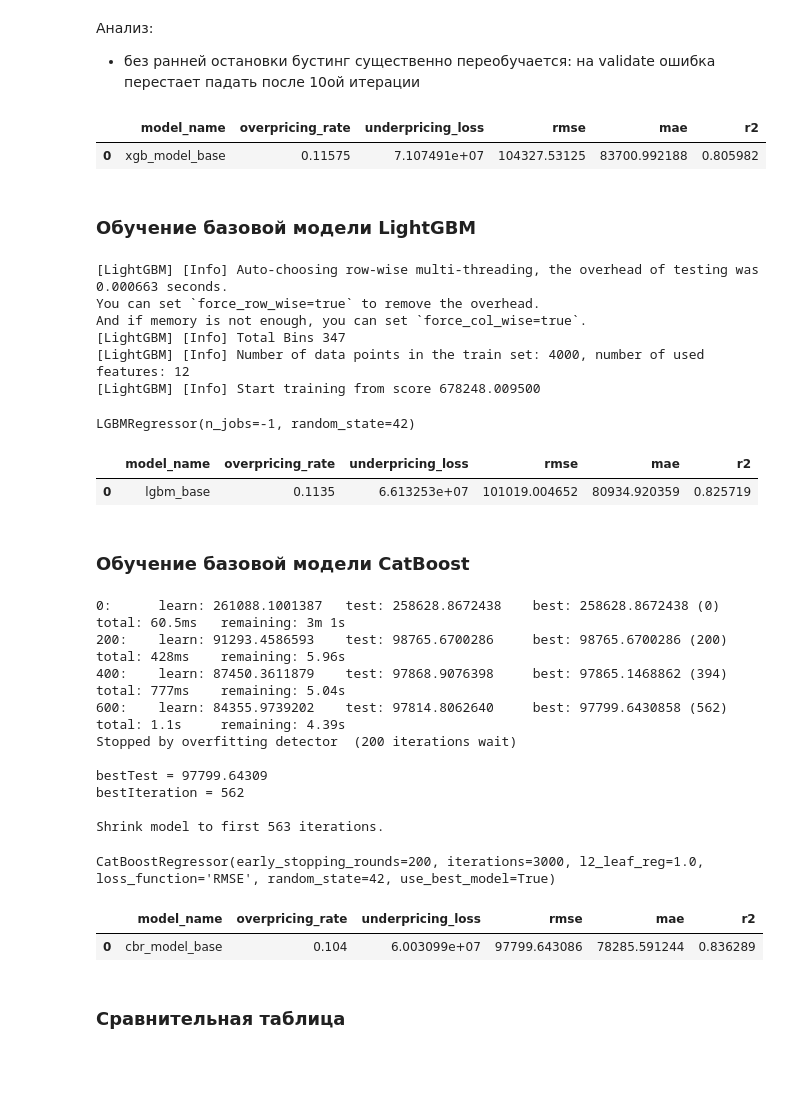
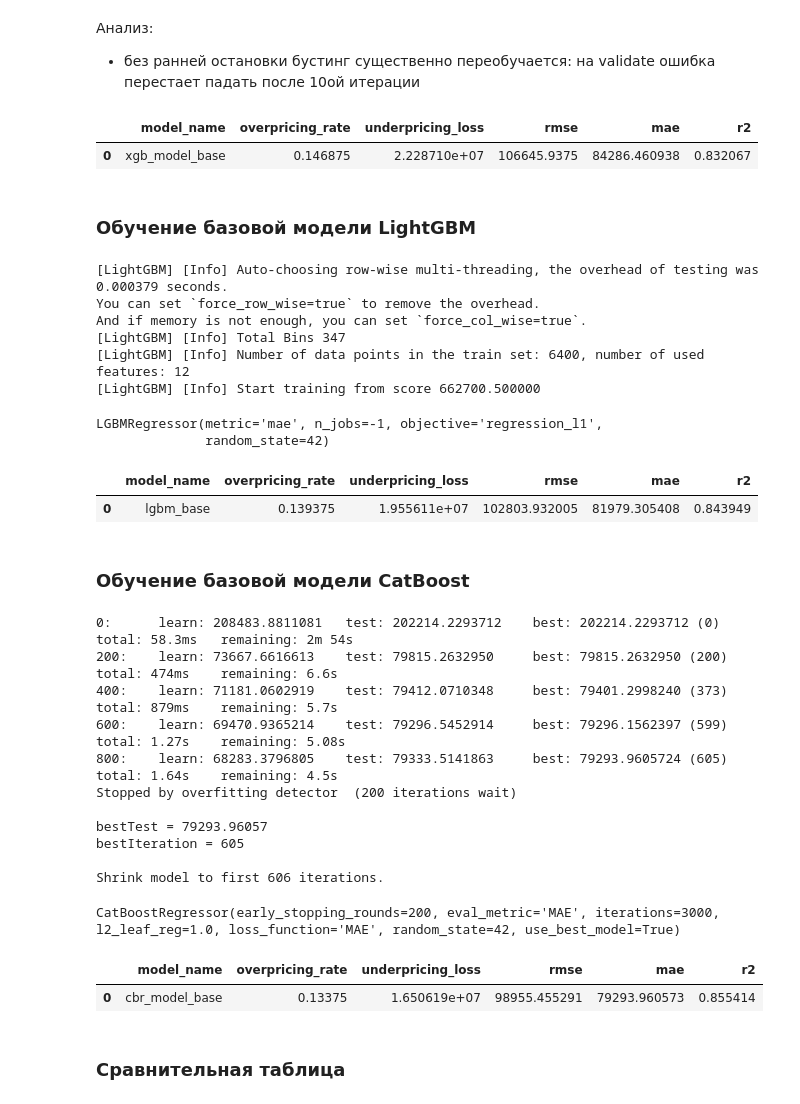
Before and after one commit to Plakhotniuk/practicum_ds, a Jupyter notebook: ml/grad_boosting/project/project.ipynb, the cells around one changed output. Drawn from its saved outputs; the diff is of its cells as text; code cells hidden in the pictures; blank space fills up the shorter version.

```diff
--- a/ml/grad_boosting/project/project.ipynb
+++ b/ml/grad_boosting/project/project.ipynb
@@ -559,10 +651,10 @@ display(X_train_val.head(), y_train_val)
 7999    622646
 Name: target, Length: 8000, dtype: int64
 # %%
-# train 50% и validate 50%
+# train 80% и validate 20%
 X_train, X_val, y_train, y_val = train_test_split(
     X_train_val, y_train_val,
-    test_size=0.5,
+    test_size=0.2,
     shuffle=True,
     random_state=RANDOM_SEED
 )
@@ -599,7 +707,7 @@ def get_underpricing_loss(y_true, y_pred):
     underpricing_loss = (y_true[under_mask] - y_pred[under_mask]).sum()
     return underpricing_loss
 
-def calc_metrics(y_true, y_pred, model_name: str):
+def calc_metrics(y_pred, y_true, model_name: str):
     # 1
     overpricing_rate = get_overpricing_rate(y_true, y_pred)
 
@@ -642,10 +750,11 @@ def plot_xgb_model_learning_curve(xgb_model):
     plt.show()
 # %%
 xgb_model_base = XGBRegressor(
+    objective='reg:absoluteerror',  # минимизация MAE на train
     random_state=RANDOM_SEED,
     enable_categorical=True,
     learning_rate=0.3,
-    eval_metric="mae",
+    eval_metric="mae", # оценка MAE на validate
     n_estimators=100,
     n_jobs=-1,
     early_stopping_rounds=20
@@ -680,13 +789,13 @@ plot_xgb_model_learning_curve(xgb_model_base)
 # %%
 # метрики на validate
 y_val_pred_xgb_model_base = xgb_model_base.predict(X_val)
 xgb_model_base_metrics = calc_metrics(
-    y_val_pred_xgb_model_base, y_val, model_name='xgb_model_base'
+    y_pred=y_val_pred_xgb_model_base, y_true=y_val, model_name='xgb_model_base'
 )
 xgb_model_base_metrics
 # %% [output]
 |  | model_name | overpricing_rate | underpricing_loss | rmse | mae | r2 |
-| 0 | xgb_model_base | 0.11575 | 7.107491e+07 | 104327.53125 | 83700.992188 | 0.805982 |
+| 0 | xgb_model_base | 0.146875 | 2.228710e+07 | 106645.9375 | 84286.460938 | 0.832067 |
 # %% [markdown]
 ### Обучение базовой модели LightGBM
 # %%
@@ -699,26 +810,28 @@ lgbm_base.fit(
     X_train,
     y_train,
     categorical_feature=cat_cols_feat,
+    eval_metric='mae',
 )
 # %% [output]
-[LightGBM] [Info] Auto-choosing row-wise multi-threading, the overhead of testing was 0.000663 seconds.
+[LightGBM] [Info] Auto-choosing row-wise multi-threading, the overhead of testing was 0.000379 seconds.
 You can set `force_row_wise=true` to remove the overhead.
 And if memory is not enough, you can set `force_col_wise=true`.
 [LightGBM] [Info] Total Bins 347
-[LightGBM] [Info] Number of data points in the train set: 4000, number of used features: 12
-[LightGBM] [Info] Start training from score 678248.009500
+[LightGBM] [Info] Number of data points in the train set: 6400, number of used features: 12
+[LightGBM] [Info] Start training from score 662700.500000
-LGBMRegressor(n_jobs=-1, random_state=42)
+LGBMRegressor(metric='mae', n_jobs=-1, objective='regression_l1',
+              random_state=42)
 # %%
 # предсказания на validate
 y_pred_val_lgbm_base = lgbm_base.predict(X_val)
 # %%
 lgbm_base_metrics = calc_metrics(
-    y_pred_val_lgbm_base, y_val, model_name='lgbm_base'
+    y_pred=y_pred_val_lgbm_base, y_true=y_val, model_name='lgbm_base'
 )
 lgbm_base_metrics
 # %% [output]
 |  | model_name | overpricing_rate | underpricing_loss | rmse | mae | r2 |
-| 0 | lgbm_base | 0.1135 | 6.613253e+07 | 101019.004652 | 80934.920359 | 0.825719 |
+| 0 | lgbm_base | 0.139375 | 1.955611e+07 | 102803.932005 | 81979.305408 | 0.843949 |
 # %% [markdown]
 ### Обучение базовой модели CatBoost
 # %%
@@ -736,31 +851,33 @@ cbr_model_base.fit(
     y_train,
     cat_features=cat_cols_feat,
     eval_set=(X_val, y_val),
-    verbose=200
+    verbose=200,
+    use_best_model=True
 )
 # %% [output]
-0:      learn: 261088.1001387   test: 258628.8672438    best: 258628.8672438 (0)        total: 60.5ms   remaining: 3m 1s
-200:    learn: 91293.4586593    test: 98765.6700286     best: 98765.6700286 (200)       total: 428ms    remaining: 5.96s
-400:    learn: 87450.3611879    test: 97868.9076398     best: 97865.1468862 (394)       total: 777ms    remaining: 5.04s
-600:    learn: 84355.9739202    test: 97814.8062640     best: 97799.6430858 (562)       total: 1.1s     remaining: 4.39s
+0:      learn: 208483.8811081   test: 202214.2293712    best: 202214.2293712 (0)        total: 58.3ms   remaining: 2m 54s
+200:    learn: 73667.6616613    test: 79815.2632950     best: 79815.2632950 (200)       total: 474ms    remaining: 6.6s
+400:    learn: 71181.0602919    test: 79412.0710348     best: 79401.2998240 (373)       total: 879ms    remaining: 5.7s
+600:    learn: 69470.9365214    test: 79296.5452914     best: 79296.1562397 (599)       total: 1.27s    remaining: 5.08s
+800:    learn: 68283.3796805    test: 79333.5141863     best: 79293.9605724 (605)       total: 1.64s    remaining: 4.5s
 Stopped by overfitting detector  (200 iterations wait)
 
-bestTest = 97799.64309
-bestIteration = 562
+bestTest = 79293.96057
+bestIteration = 605
 
-Shrink model to first 563 iterations.
+Shrink model to first 606 iterations.
-CatBoostRegressor(early_stopping_rounds=200, iterations=3000, l2_leaf_reg=1.0, loss_function='RMSE', random_state=42, use_best_model=True)
+CatBoostRegressor(early_stopping_rounds=200, eval_metric='MAE', iterations=3000, l2_leaf_reg=1.0, loss_function='MAE', random_state=42, use_best_model=True)
 # %%
 # предсказания на validate
 y_pred_val_cbr_model_base = cbr_model_base.predict(X_val)
 # %%
 cbr_base_metrics = calc_metrics(
-    y_pred_val_cbr_model_base, y_val, model_name='cbr_model_base'
+    y_pred=y_pred_val_cbr_model_base, y_true=y_val, model_name='cbr_model_base'
 )
 cbr_base_metrics
 # %% [output]
 |  | model_name | overpricing_rate | underpricing_loss | rmse | mae | r2 |
-| 0 | cbr_model_base | 0.104 | 6.003099e+07 | 97799.643086 | 78285.591244 | 0.836289 |
+| 0 | cbr_model_base | 0.13375 | 1.650619e+07 | 98955.455291 | 79293.960573 | 0.855414 |
 # %% [markdown]
 ### Сравнительная таблица
 # %%
```
Also changed, not shown: parts of 22 cells of this notebook.
